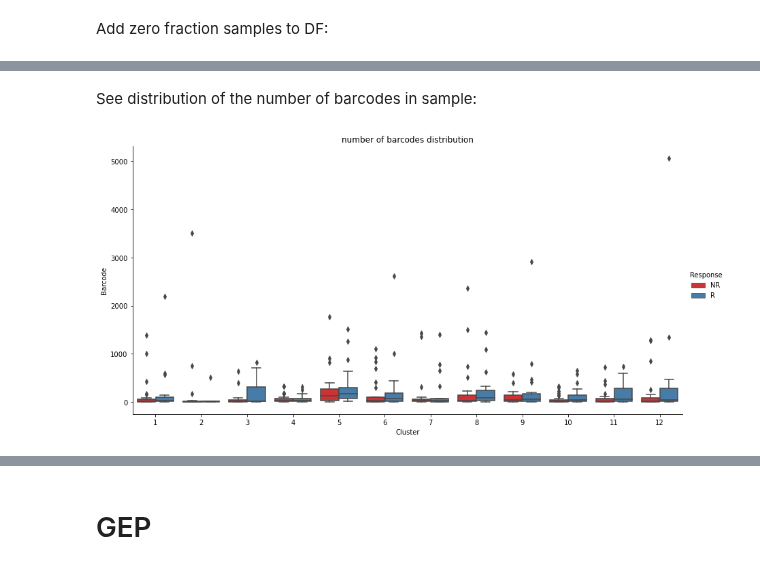
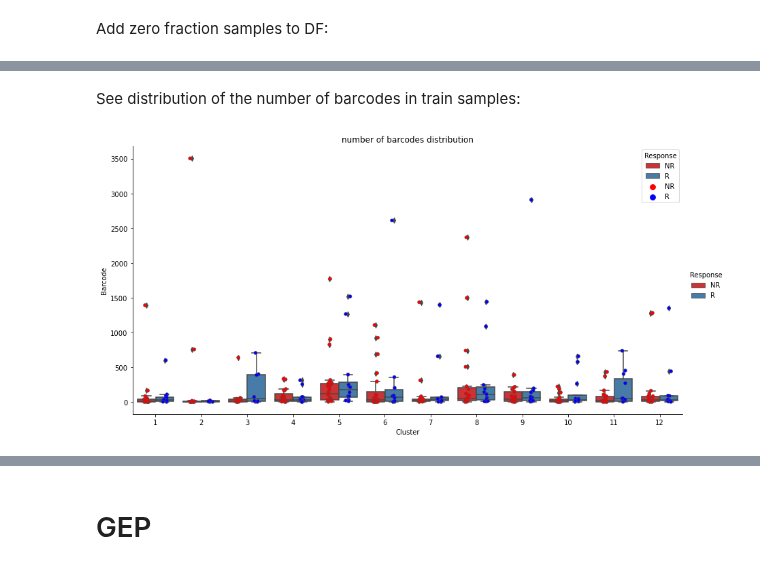
Before and after one commit to ItayShlosberg/classifying-response-to-immunotherapy, a Jupyter notebook: data_analysis/SERVER_NBS/ML/Data_exploration.ipynb, the cells around one changed output, grey strips where cells are left out. Drawn from its saved outputs; the diff is of its cells as text; code cells hidden in the pictures.

```diff
--- a/data_analysis/SERVER_NBS/ML/Data_exploration.ipynb
+++ b/data_analysis/SERVER_NBS/ML/Data_exploration.ipynb
@@ -68,6 +64,7 @@ OUTPUT PATH - all marker list/heatmaps/figures will be saved there
 # %%
 # melanoma_clinical_data = get_constant_cohort(CLINICAL_TABLE_NUM) #
 melanoma_clinical_data = get_clinical_data(71)#ICI=True, after_biopsy='ICI')
+melanoma_clinical_data = melanoma_clinical_data[melanoma_clinical_data['ICI']]
 res_melanoma_clinical_data = melanoma_clinical_data.set_index('Patient id')
 print(f'Num of samples in table is {len(melanoma_clinical_data)}')
 display(melanoma_clinical_data.head(20))#.reset_index().drop(columns=['index', 'level_0']))
@@ -307,0 +319,13 @@ folder: /storage/md_keren/shitay/outputs/response_analysis/cohort_4.11.21/4.1.22
+# %%
+ml_melanoma_clinical_data = melanoma_clinical_data.copy()
+ml_melanoma_clinical_data = ml_melanoma_clinical_data[ml_melanoma_clinical_data.ICI]
+ml_melanoma_clinical_data = ml_melanoma_clinical_data[(ml_melanoma_clinical_data.response=='R') | (ml_melanoma_clinical_data.response=='NR' )]
+# %%
+train_set_clinical_df = ml_melanoma_clinical_data[ml_melanoma_clinical_data['Patient id'].apply(lambda x: int(x[1:])<147)]
+test_set_clinical_df = ml_melanoma_clinical_data[ml_melanoma_clinical_data['Patient id'].apply(lambda x: int(x[1:])>146)]
+
+
+print('Train set')
+print(train_set_clinical_df['response'].value_counts())
+print('\n\nTest set')
+print(test_set_clinical_df['response'].value_counts())
@@ -308,11 +343,14 @@ folder: /storage/md_keren/shitay/outputs/response_analysis/cohort_4.11.21/4.1.22
+# %%
+train_cluster_barcode_mapping = clusters_barcodes_mapping_df[clusters_barcodes_mapping_df.Sample.isin(train_set_clinical_df['Patient id'])].drop(columns='Unnamed: 0')
+test_cluster_barcode_mapping = clusters_barcodes_mapping_df[clusters_barcodes_mapping_df.drop(columns='Unnamed: 0').Sample.isin(test_set_clinical_df['Patient id'])].drop(columns='Unnamed: 0')
+
+n_barcodes_train_df = train_cluster_barcode_mapping.groupby(['Sample', 'Cluster', 'Response']).count().reset_index()
+n_barcodes_test_df = test_cluster_barcode_mapping.groupby(['Sample', 'Cluster', 'Response']).count().reset_index()
 # %% [markdown]
-See distribution of the number of barcodes in sample:
+See distribution of the number of barcodes in train samples:
 # %%
-n_barcodes_df = df.drop(columns='Unnamed: 0').groupby(['Sample', 'Cluster', 'Response']).count().reset_index()
-n_barcodes_df = n_barcodes_df[n_barcodes_df.Response != 'not in use for now']
-
-ax = sns.catplot(kind="box", x='Cluster', y='Barcode', hue='Response', data=n_barcodes_df, palette="Set1",height=6, aspect=2.0).set(title="number of barcodes distribution");
-# sns.stripplot(x='cluster', y='fraction', hue='Response', data=full_sample_fractions_df,
-#               jitter=True, dodge=True, linewidth=0.5, palette={'NR':'r', 'R':'b'});
+ax = sns.catplot(kind="box", x='Cluster', y='Barcode', hue='Response', data=n_barcodes_train_df, palette="Set1",height=6, aspect=2.0).set(title="number of barcodes distribution");
+sns.stripplot(x='Cluster', y='Barcode', hue='Response', data=n_barcodes_train_df,
+              jitter=True, dodge=True, linewidth=0.5, palette={'NR':'r', 'R':'b'});
 # %% [output]
-[figure, old version]
+[figure, new version]
```
Also changed, not shown: parts of 37 cells of this notebook, 12 other files.
